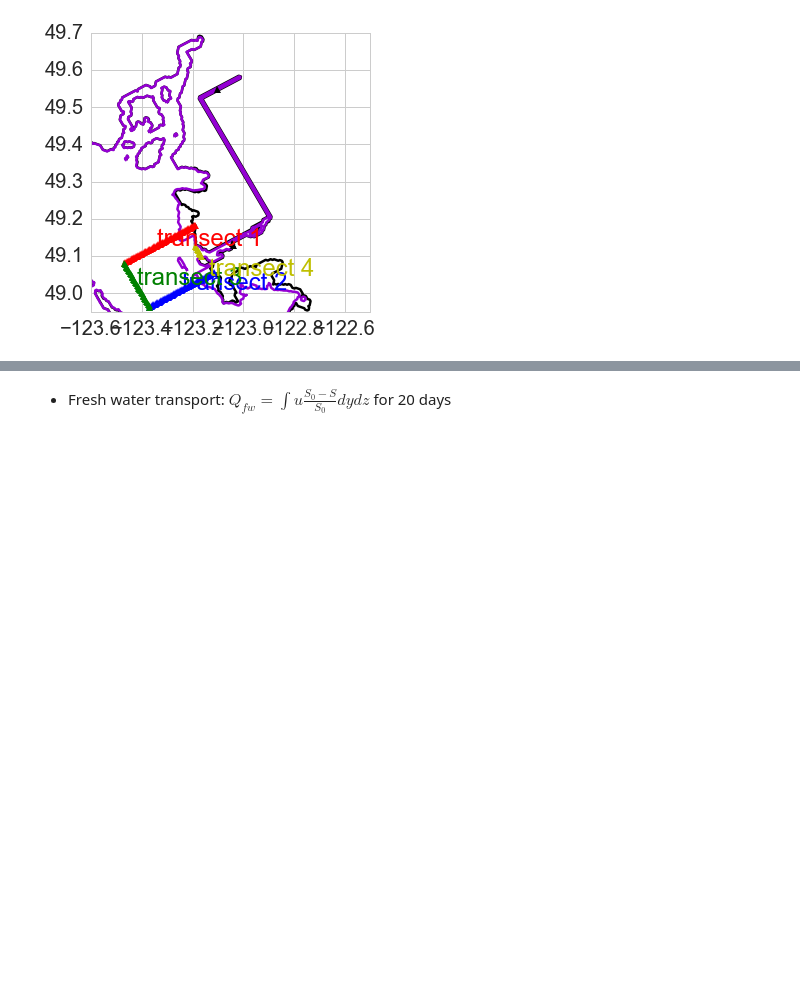
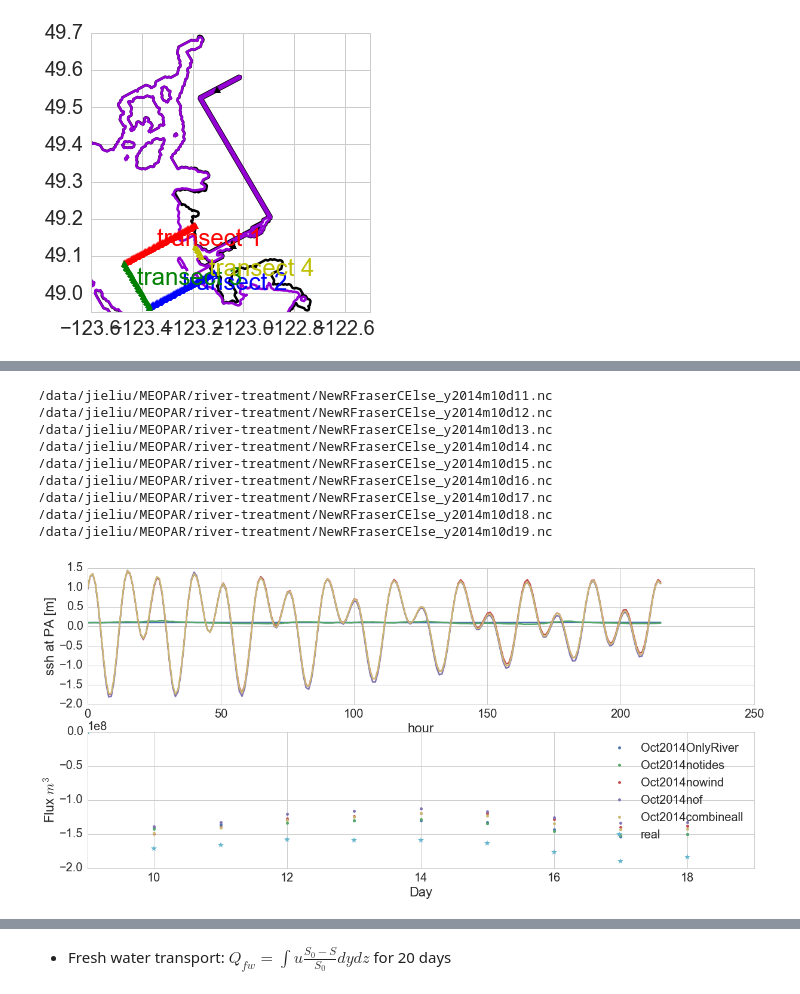
Before and after one commit to SalishSeaCast/analysis-jie, a Jupyter notebook: jie/surface_current/SaltFreshFlux.ipynb, the cells around one changed output, grey strips where cells are left out. Cells and saved outputs as stored; diff of their text form; code cells hidden in the pictures; blank space fills up the shorter version.

```diff
--- a/jie/surface_current/SaltFreshFlux.ipynb
+++ b/jie/surface_current/SaltFreshFlux.ipynb
@@ -237,0 +268,14 @@ def plot_series_transportDaily(S,U,V,ssh,lon,lat,depU,depV,tran,tst,ten,S0,fresh
+# %%
+## day 11~ day 19
+plot_series_transportDaily(S,U,V,ssh,lon,lat,depU,depV,'4',240,455,30,data_start =1, fresh_flag='None')
+# %% [output]
+/data/jieliu/MEOPAR/river-treatment/NewRFraserCElse_y2014m10d11.nc
+/data/jieliu/MEOPAR/river-treatment/NewRFraserCElse_y2014m10d12.nc
+/data/jieliu/MEOPAR/river-treatment/NewRFraserCElse_y2014m10d13.nc
+/data/jieliu/MEOPAR/river-treatment/NewRFraserCElse_y2014m10d14.nc
+/data/jieliu/MEOPAR/river-treatment/NewRFraserCElse_y2014m10d15.nc
+/data/jieliu/MEOPAR/river-treatment/NewRFraserCElse_y2014m10d16.nc
+/data/jieliu/MEOPAR/river-treatment/NewRFraserCElse_y2014m10d17.nc
+/data/jieliu/MEOPAR/river-treatment/NewRFraserCElse_y2014m10d18.nc
+/data/jieliu/MEOPAR/river-treatment/NewRFraserCElse_y2014m10d19.nc
+[figure, added]
```
Also changed, not shown: parts of 8 cells of this notebook.
